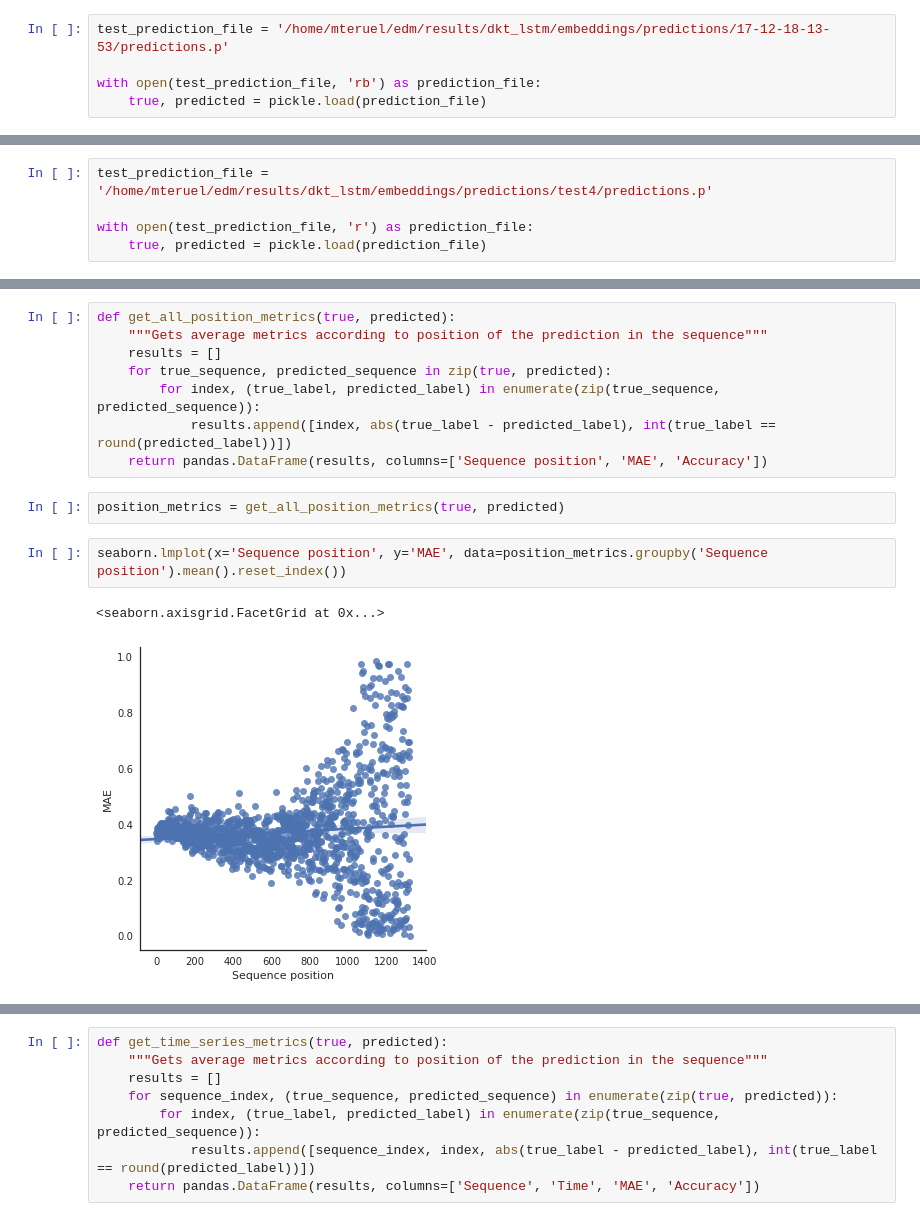
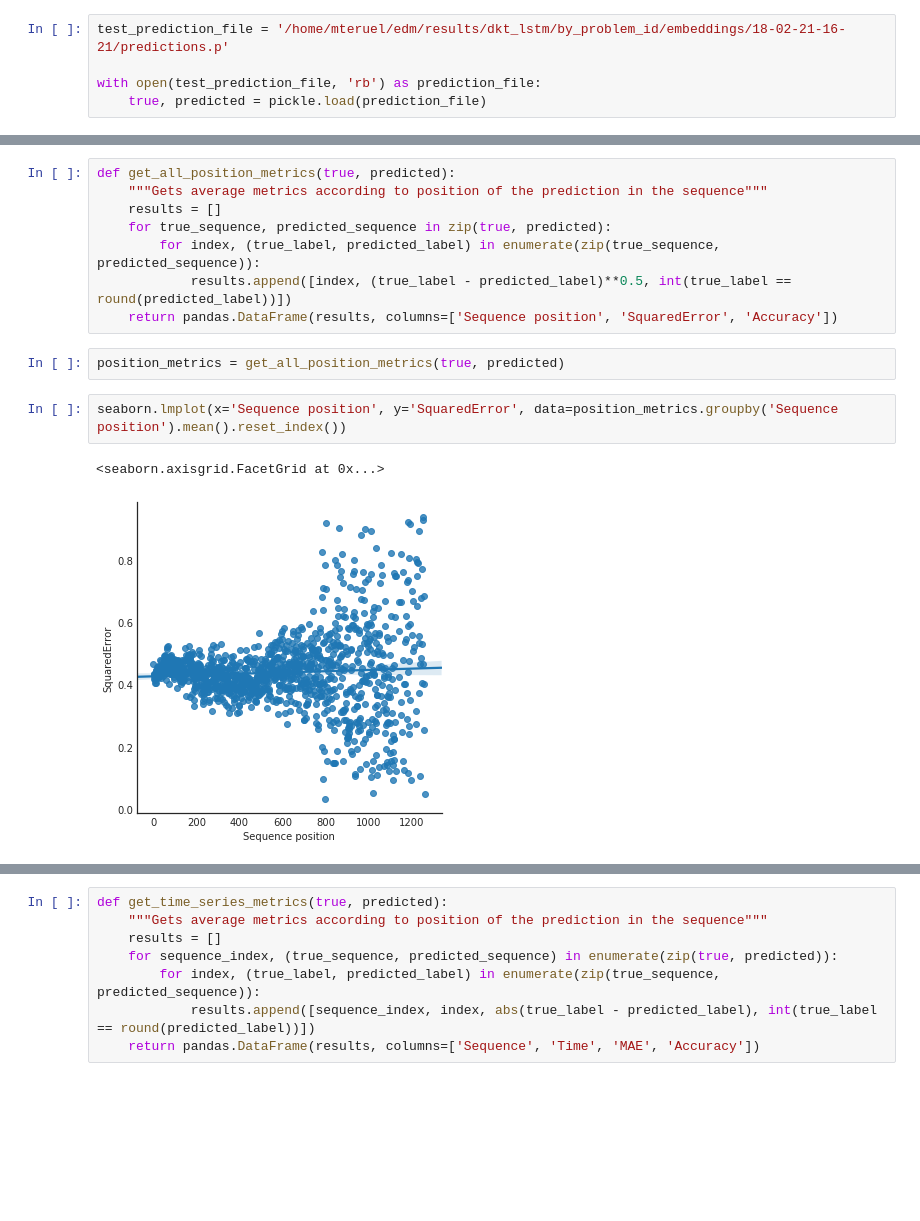
Before and after one commit to mit0110/knowledge_tracing, a Jupyter notebook: notebooks/Experiments 2017.ipynb, the cells around one changed output, grey strips where cells are left out. Cells and saved outputs as stored; diff of their text form; blank space fills up the shorter version.

```diff
--- a/notebooks/Experiments 2017.ipynb
+++ b/notebooks/Experiments 2017.ipynb
@@ -219,7 +210,7 @@ get_not_averaged_metrics(EMBEDDING_FILENAMES)
 # %% [markdown]
 ## Detailed metrics
 # %%
-test_prediction_file = '/home/mteruel/edm/results/dkt_lstm/embeddings/predictions/17-12-18-13-53/predictions.p'
+test_prediction_file = '/home/mteruel/edm/results/dkt_lstm/by_problem_id/embeddings/18-02-21-16-21/predictions.p'
 
 with open(test_prediction_file, 'rb') as prediction_file:
     true, predicted = pickle.load(prediction_file)
@@ -256,5 +242,0 @@ seaborn.despine(left=True)
-# %%
-test_prediction_file = '/home/mteruel/edm/results/dkt_lstm/embeddings/predictions/test4/predictions.p'
-
-with open(test_prediction_file, 'r') as prediction_file:
-    true, predicted = pickle.load(prediction_file)
@@ -296,15 +248,15 @@ def get_all_position_metrics(true, predicted):
     results = []
     for true_sequence, predicted_sequence in zip(true, predicted):
         for index, (true_label, predicted_label) in enumerate(zip(true_sequence, predicted_sequence)):
-            results.append([index, abs(true_label - predicted_label), int(true_label == round(predicted_label))])
-    return pandas.DataFrame(results, columns=['Sequence position', 'MAE', 'Accuracy'])
+            results.append([index, (true_label - predicted_label)**0.5, int(true_label == round(predicted_label))])
+    return pandas.DataFrame(results, columns=['Sequence position', 'SquaredError', 'Accuracy'])
 # %%
 position_metrics = get_all_position_metrics(true, predicted)
 # %%
-seaborn.lmplot(x='Sequence position', y='MAE', data=position_metrics.groupby('Sequence position').mean().reset_index())
+seaborn.lmplot(x='Sequence position', y='SquaredError', data=position_metrics.groupby('Sequence position').mean().reset_index())
 # %% [output]
 <seaborn.axisgrid.FacetGrid at 0x...>
-[figure, old version]
+[figure, new version]
 # %%
 seaborn.lmplot(x='Sequence position', y='Accuracy', data=position_metrics.groupby('Sequence position').mean().reset_index())
 # %% [output]
```
Also changed, not shown: parts of 23 cells of this notebook, 3 other files.
